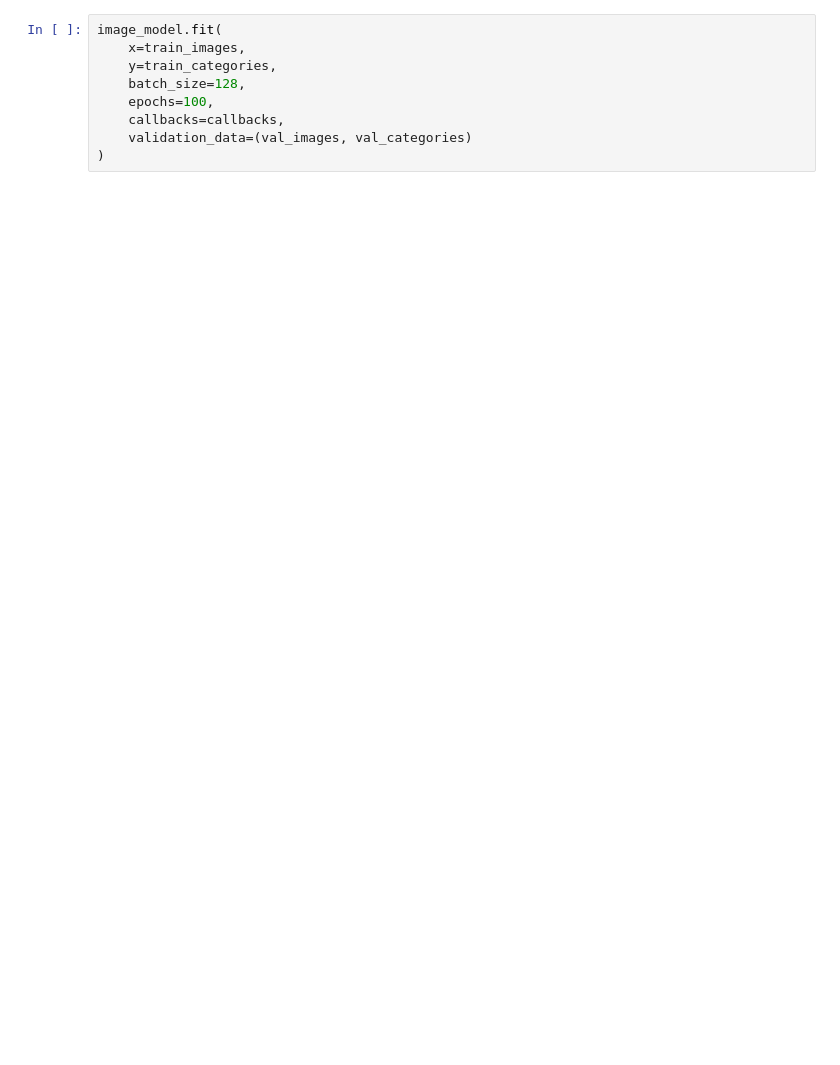
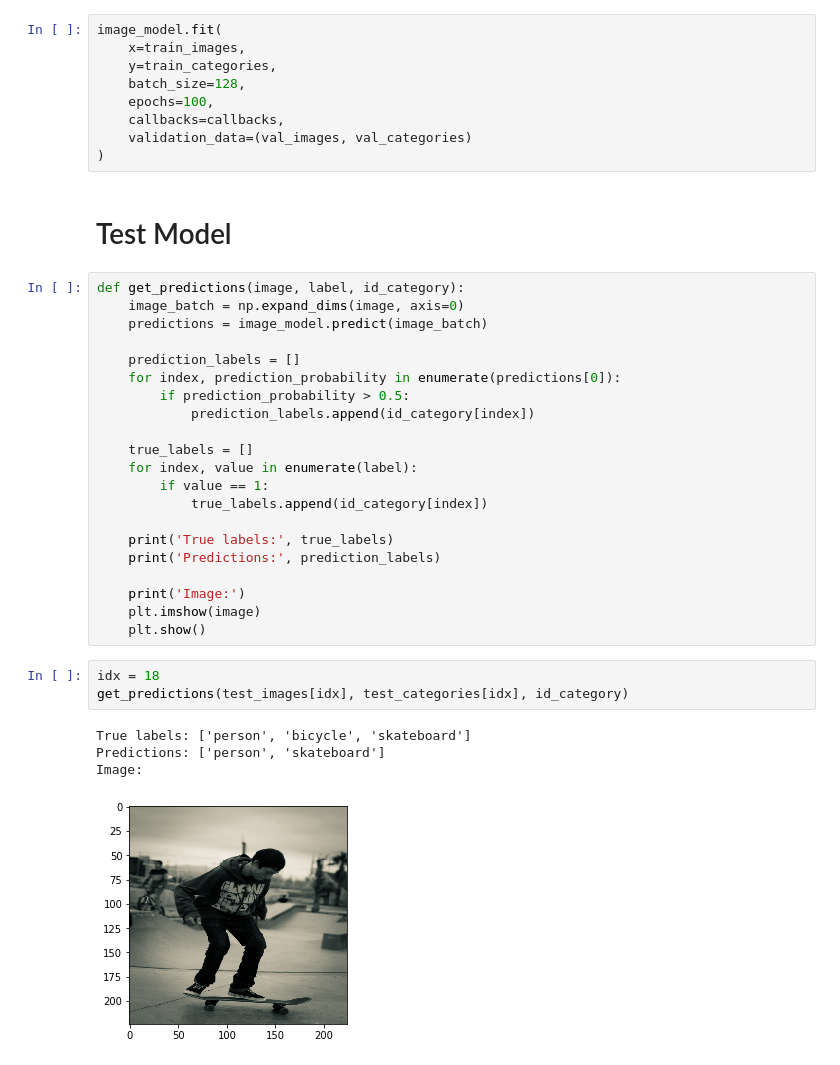
Before and after one commit to shan18/Topic-Based-Image-Captioning, a Jupyter notebook: topic_model.ipynb, the cells around one changed output. Saved outputs shown, nothing was run; the diff lists cells and outputs as text; blank space fills up the shorter version.

Commit message:
add code to generate predictions on unseen data

```diff
--- a/topic_model.ipynb
+++ b/topic_model.ipynb
@@ -150,3 +191,34 @@ image_model.fit(
     callbacks=callbacks,
     validation_data=(val_images, val_categories)
 )
+# %% [markdown]
+# Test Model
+# %%
+def get_predictions(image, label, id_category):
+    image_batch = np.expand_dims(image, axis=0)
+    predictions = image_model.predict(image_batch)
+
+    prediction_labels = []
+    for index, prediction_probability in enumerate(predictions[0]):
+        if prediction_probability > 0.5:
+            prediction_labels.append(id_category[index])
+
+    true_labels = []
+    for index, value in enumerate(label):
+        if value == 1:
+            true_labels.append(id_category[index])
+
+    print('True labels:', true_labels)
+    print('Predictions:', prediction_labels)
+
+    print('Image:')
+    plt.imshow(image)
+    plt.show()
+# %%
+idx = 18
+get_predictions(test_images[idx], test_categories[idx], id_category)
+# %% [output]
+True labels: ['person', 'bicycle', 'skateboard']
+Predictions: ['person', 'skateboard']
+Image:
+[figure, added]
```
Also changed, not shown: parts of 6 cells of this notebook.
